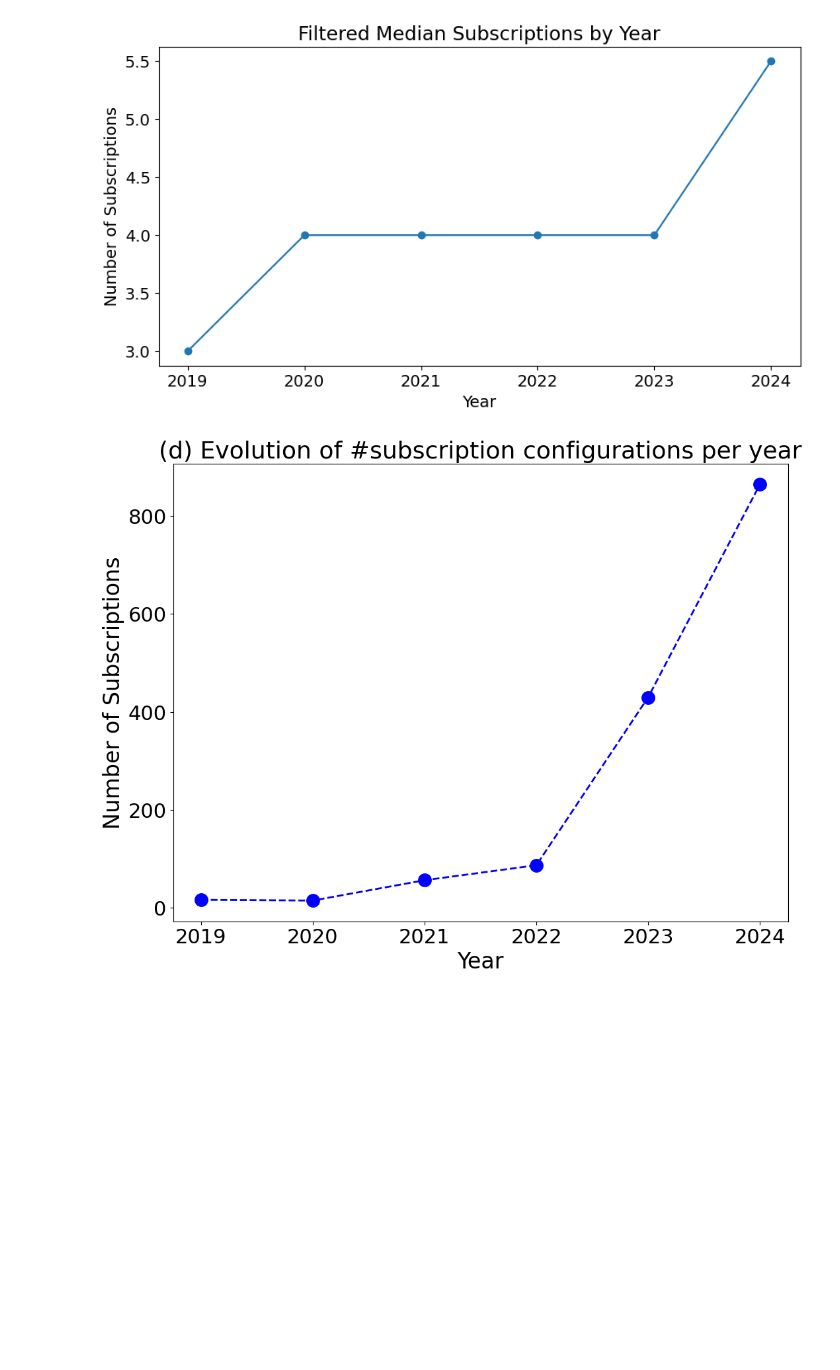
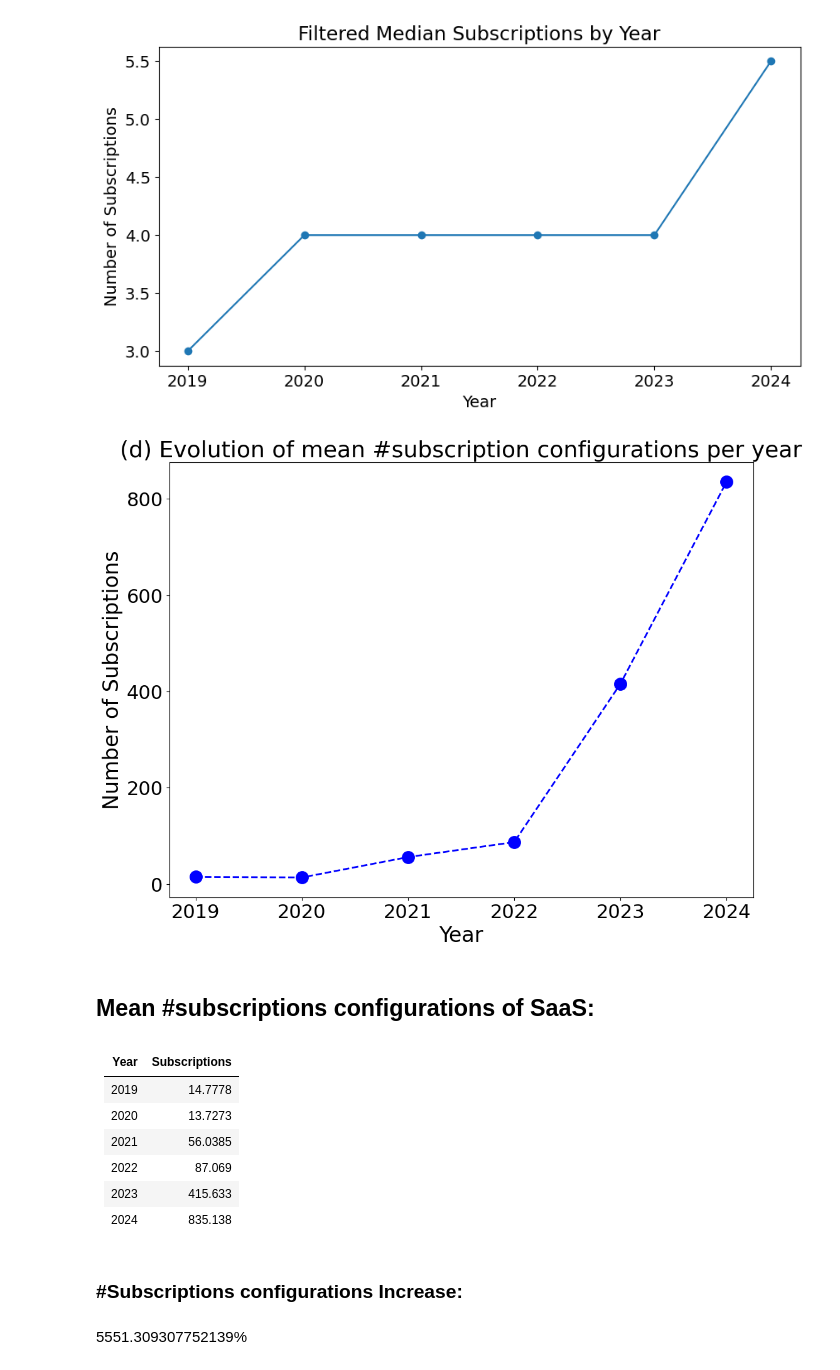
Before and after one commit to isa-group/SaaS-analysis, a Jupyter notebook: scripts/analytics/figures.ipynb, the cells around one changed output. Saved outputs shown, nothing was run; the diff lists cells and outputs as text; code cells hidden in the pictures; blank space fills up the shorter version.

Commit message:
Additiona info and metrics shown in the #subscription configuratons

```diff
--- a/scripts/analytics/figures.ipynb
+++ b/scripts/analytics/figures.ipynb
@@ -1115,15 +1117,31 @@ plt.show()
 # %%
 plt.figure(figsize=(12, 9))
 subscriptions_df.groupby('Year')['Subscriptions'].mean().plot(marker='o', linestyle='--', markersize=14, linewidth=2, color='blue')
-plt.title('(d) Evolution of #subscription configurations per year', fontdict={'fontsize': 26})
+plt.title('(d) Evolution of mean #subscription configurations per year', fontdict={'fontsize': 26})
 plt.xlabel('Year', fontdict={'fontsize': 24})
 plt.ylabel('Number of Subscriptions', fontdict={'fontsize': 24})
 plt.xticks(fontsize=22)
 plt.yticks(fontsize=22)
 plt.savefig("./../../figures/SaaS_Available_Subscription_Configurations_Evolution_Line.png", format='png', dpi=800, bbox_inches = 'tight')
 plt.show()
+means =subscriptions_df.groupby('Year')['Subscriptions'].mean()
+display(Markdown("## Mean #subscriptions configurations of SaaS:"))
+display(Markdown(means.to_markdown()))
+display(Markdown("### #Subscriptions configurations Increase:"))
+display(Markdown(str((means[2024]/means[2019] -1)*100)+"%"))
 # %% [output]
-[figure, old version]
+[figure, new version]
+## Mean #subscriptions configurations of SaaS:
+|   Year |   Subscriptions |
+|-------:|----------------:|
+|   2019 |         14.7778 |
+|   2020 |         13.7273 |
+|   2021 |         56.0385 |
+|   2022 |         87.069  |
+|   2023 |        415.633  |
+|   2024 |        835.138  |
+### #Subscriptions configurations Increase:
+5551.309307752139%
 # %%
 plt.figure(figsize=(7, 5))
 subscriptions_df_filtered.groupby('Year')['Subscriptions'].mean().plot(marker='o')
```
Also changed, not shown: parts of 21 cells of this notebook, 11 other files.
